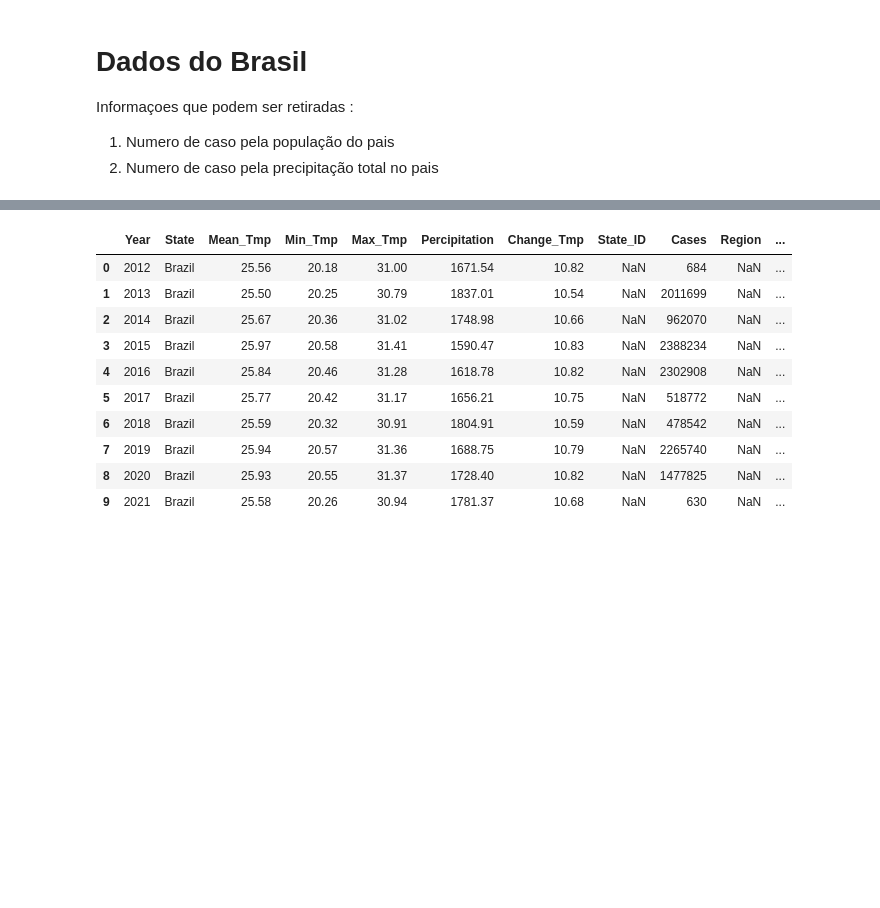
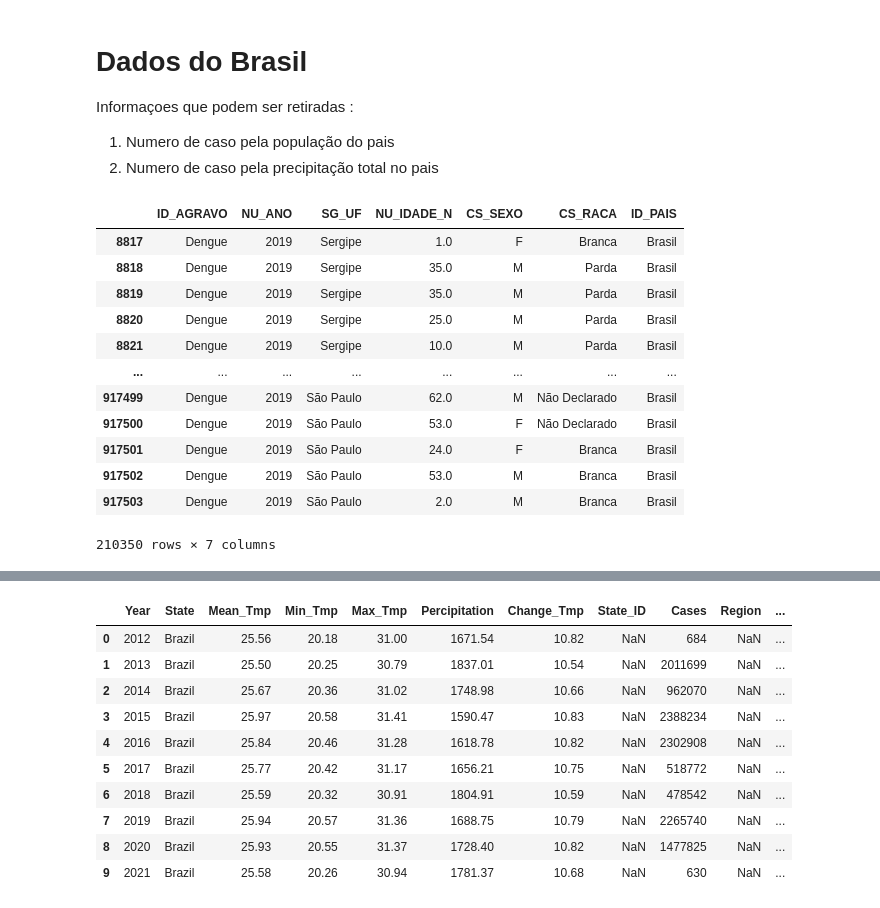
Before and after one commit to DeboraAGomes/python---projeto-ada---EDA-sobre-dengue, a Jupyter notebook: Projeto.ipynb, the cells around one changed output, grey strips where cells are left out. Saved outputs shown, nothing was run; the diff lists cells and outputs as text; code cells hidden in the pictures; blank space fills up the shorter version.

```diff
--- a/Projeto.ipynb
+++ b/Projeto.ipynb
@@ -17,3 +16,21 @@ Informaçoes que podem ser retiradas :
 2.   Numero de caso pela precipitação total no pais
 # %%
 df_br = pd.read_csv('./Brazil_Dengue_Model_Data_w_pop.csv')
+df_st = pd.read_csv('./State_Dengue_Model_Data_w_pop.csv')
+data = pd.read_csv('./casos_dengue.csv')
+# %%
+data[data['NU_ANO'] == 2019]
+# %% [output]
+|  | ID_AGRAVO | NU_ANO | SG_UF | NU_IDADE_N | CS_SEXO | CS_RACA | ID_PAIS |
+| 8817 | Dengue | 2019 | Sergipe | 1.0 | F | Branca | Brasil |
+| 8818 | Dengue | 2019 | Sergipe | 35.0 | M | Parda | Brasil |
+| 8819 | Dengue | 2019 | Sergipe | 35.0 | M | Parda | Brasil |
+| 8820 | Dengue | 2019 | Sergipe | 25.0 | M | Parda | Brasil |
+| 8821 | Dengue | 2019 | Sergipe | 10.0 | M | Parda | Brasil |
+| ... | ... | ... | ... | ... | ... | ... | ... |
+| 917499 | Dengue | 2019 | São Paulo | 62.0 | M | Não Declarado | Brasil |
+| 917500 | Dengue | 2019 | São Paulo | 53.0 | F | Não Declarado | Brasil |
+| 917501 | Dengue | 2019 | São Paulo | 24.0 | F | Branca | Brasil |
+| 917502 | Dengue | 2019 | São Paulo | 53.0 | M | Branca | Brasil |
+| 917503 | Dengue | 2019 | São Paulo | 2.0 | M | Branca | Brasil |
+210350 rows × 7 columns
```
Also changed, not shown: parts of 9 cells of this notebook, 1 other file.
